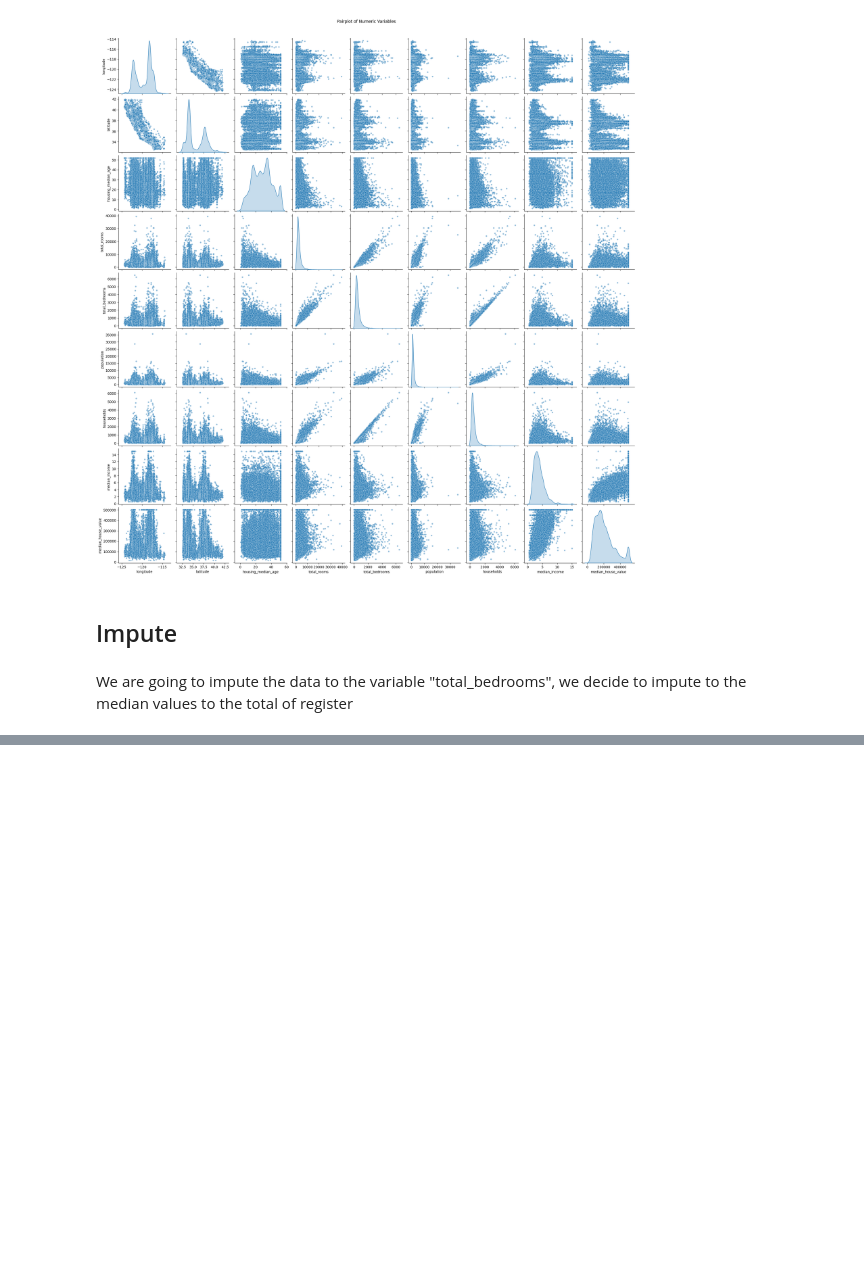
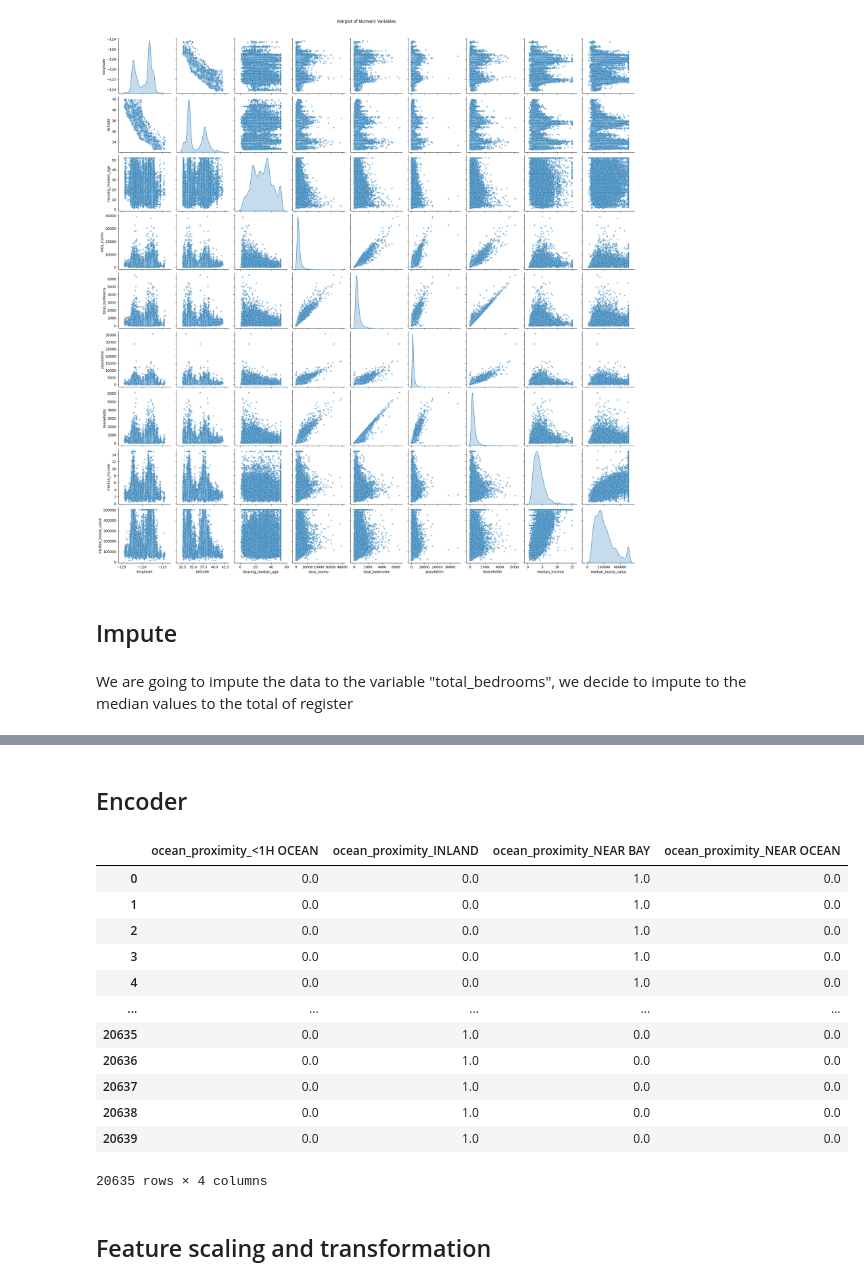
Before and after one commit to psilvac/house_price_project, a Jupyter notebook: notebooks/exploratory_analysis.ipynb, the cells around one changed output, grey strips where cells are left out. Saved outputs shown, nothing was run; the diff lists cells and outputs as text; code cells hidden in the pictures; blank space fills up the shorter version.

Commit message:
corr_encoder

```diff
--- a/notebooks/exploratory_analysis.ipynb
+++ b/notebooks/exploratory_analysis.ipynb
@@ -185,3 +187,29 @@ df_numeric.describe()
 | 50% | -118.500000 | 34.260000 | 29.000000 | 2127.000000 | 435.000000 | 1166.000000 | 409.000000 | ... |
 | 75% | -118.010000 | 37.710000 | 37.000000 | 3148.000000 | 644.000000 | 1725.000000 | 605.000000 | ... |
 | max | -114.310000 | 41.950000 | 52.000000 | 39320.000000 | 6445.000000 | 35682.000000 | 6082.000000 | ... |
+# %% [markdown]
+## Encoder
+# %%
+housing_cat = df[['ocean_proximity']].copy()
+one_cat_encoder = OneHotEncoder(sparse_output=False)
+housing_cat_encoded = one_cat_encoder.fit_transform(housing_cat)
+# %%
+encoded_df = pd.DataFrame(housing_cat_encoded,
+                          columns=one_cat_encoder.get_feature_names_out(['ocean_proximity']),
+                          index=housing_cat.index)
+# %%
+encoded_df
+# %% [output]
+|  | ocean_proximity_<1H OCEAN | ocean_proximity_INLAND | ocean_proximity_NEAR BAY | ocean_proximity_NEAR OCEAN |
+| 0 | 0.0 | 0.0 | 1.0 | 0.0 |
+| 1 | 0.0 | 0.0 | 1.0 | 0.0 |
+| 2 | 0.0 | 0.0 | 1.0 | 0.0 |
+| 3 | 0.0 | 0.0 | 1.0 | 0.0 |
+| 4 | 0.0 | 0.0 | 1.0 | 0.0 |
+| ... | ... | ... | ... | ... |
+| 20635 | 0.0 | 1.0 | 0.0 | 0.0 |
+| 20636 | 0.0 | 1.0 | 0.0 | 0.0 |
+| 20637 | 0.0 | 1.0 | 0.0 | 0.0 |
+| 20638 | 0.0 | 1.0 | 0.0 | 0.0 |
+| 20639 | 0.0 | 1.0 | 0.0 | 0.0 |
+20635 rows × 4 columns
@@ -187,0 +219,2 @@ df_numeric.describe()
+# %% [markdown]
+## Feature scaling and transformation
```
Also changed, not shown: parts of 3 cells of this notebook.
